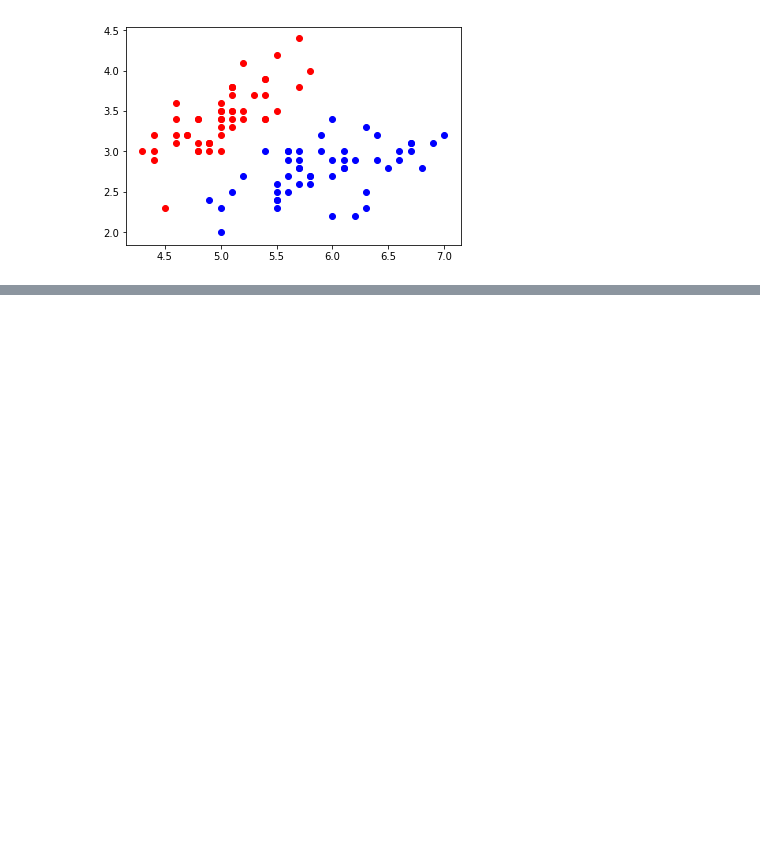
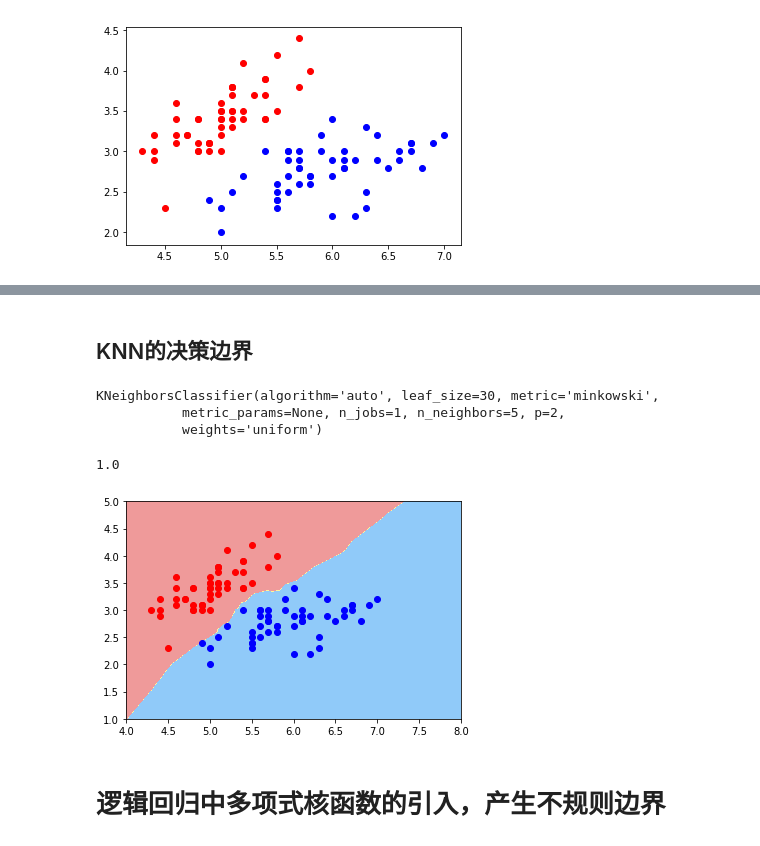
Before and after one commit to nobyte99/LearningML, a Jupyter notebook: regression/regression.ipynb, the cells around one changed output, grey strips where cells are left out. Cells and saved outputs as stored; diff of their text form; code cells hidden in the pictures; blank space fills up the shorter version.

```diff
--- a/regression/regression.ipynb
+++ b/regression/regression.ipynb
@@ -136,0 +156,24 @@ plt.show()
+# %% [markdown]
+## KNN的决策边界
+# %%
+from sklearn.neighbors import KNeighborsClassifier
+
+knn_clf = KNeighborsClassifier()
+knn_clf.fit(x_train, y_train)
+# %% [output]
+KNeighborsClassifier(algorithm='auto', leaf_size=30, metric='minkowski',
+           metric_params=None, n_jobs=1, n_neighbors=5, p=2,
+           weights='uniform')
+# %%
+knn_clf.score(x_test, y_test)
+# %% [output]
+1.0
+# %%
+plot_decision_boundary(knn_clf, axis=[4,8,1,5])
+plt.scatter(X[y==0, 0],X[y==0,1], color='red')
+plt.scatter(X[y==1, 0],X[y==1,1], color='blue')
+plt.show()
+# %% [output]
+[figure, added]
+# %% [markdown]
+#  逻辑回归中多项式核函数的引入，产生不规则边界
```
Also changed, not shown: parts of 64 cells of this notebook, 2 other files.
